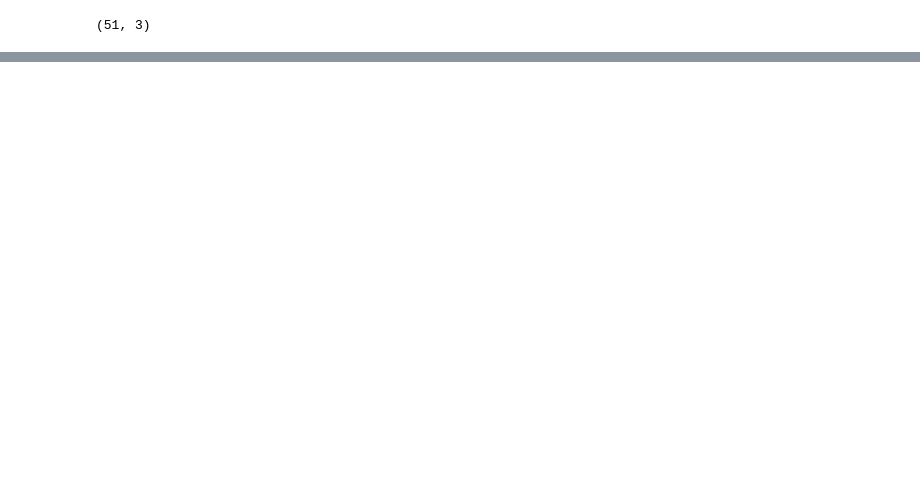
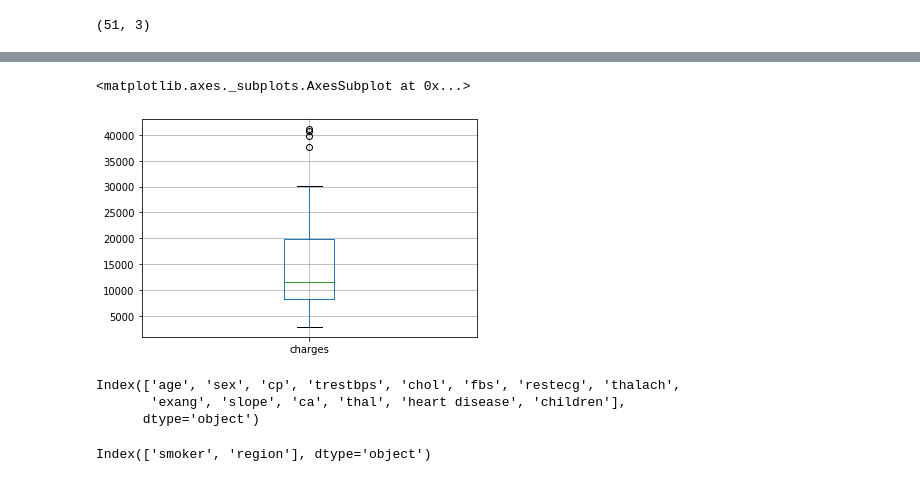
Before and after one commit to Vivianmaina/ADS-assignment-7, a Jupyter notebook: 2887ADS Assignment 7/Assignment 7.ipynb, the cells around one changed output, grey strips where cells are left out. Cells and saved outputs as stored; diff of their text form; code cells hidden in the pictures; blank space fills up the shorter version.

```diff
--- a/2887ADS Assignment 7/Assignment 7.ipynb
+++ b/2887ADS Assignment 7/Assignment 7.ipynb
@@ -394,7 +356,7 @@ df_num_con.boxplot(column=numerical_continuous[2])
 [figure]
 # %%
 from scipy import stats
-zscore = np.abs(stats.zscore(df_num_con))
+zscore = np.abs(stats.zscore(df_all[numerical_continuous]))
 print(zscore)
 # %% [output]
 [[1.96318749 0.44714236 0.30127051]
@@ -426,6 +388,6 @@ df_num_con.shape
 # %%
 
-df_clean= df_num_con[(zscore < 2).all(axis=1)]
-df_clean.shape
+df_all_clean= df_all[numerical_continuous][(zscore < 2).all(axis=1)]
+df_all_clean.shape
 # %% [output]
 (51, 3)
@@ -448,0 +405,23 @@ Index(['smoker', 'region'], dtype='object')
+# %%
+df_all_clean.boxplot(column=numerical_continuous[2])
+
+#outlier in oldpeak has been resolved though column charges seems to have more outliers
+# %% [output]
+<matplotlib.axes._subplots.AxesSubplot at 0x...>
+[figure, added]
+# %%
+#Q11. Creating a list of all numerical-discrete column names
+
+numerical_discrete = df_all.select_dtypes('int64').columns
+numerical_discrete
+# %% [output]
+Index(['age', 'sex', 'cp', 'trestbps', 'chol', 'fbs', 'restecg', 'thalach',
+       'exang', 'slope', 'ca', 'thal', 'heart disease', 'children'],
+      dtype='object')
+# %%
+#Q12. Creating a list of all numerical-discrete column names
+
+categorical = df_all.select_dtypes('object').columns
+categorical
+# %% [output]
+Index(['smoker', 'region'], dtype='object')
```
Also changed, not shown: parts of 39 cells of this notebook.
